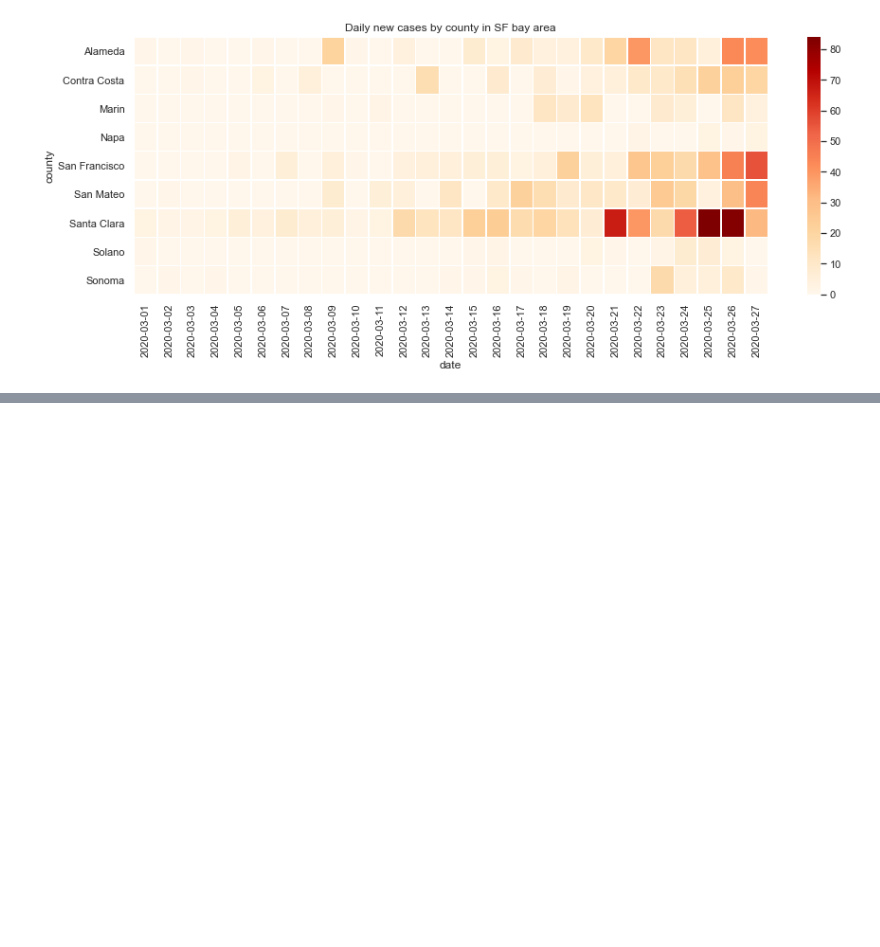
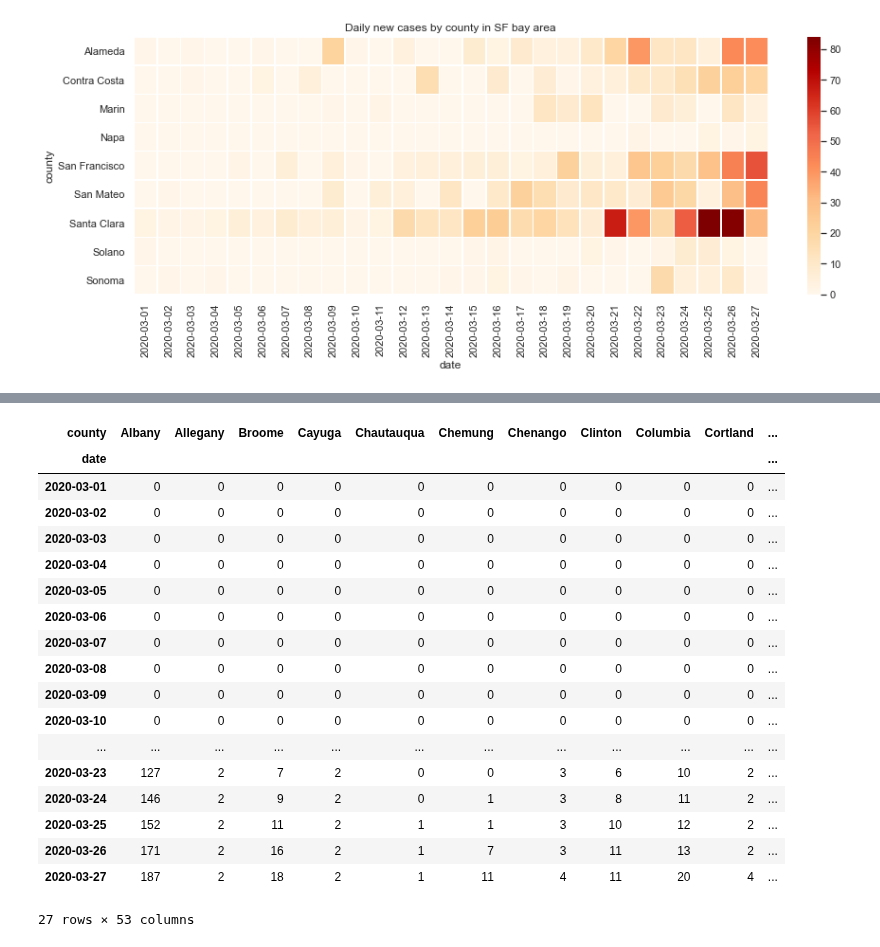
Before and after one commit to yosukesuzuki/covid19-sf-bayarea, a Jupyter notebook: SF-bay-area-COVID19-new-cases-by-county-by-date.ipynb, the cells around one changed output, grey strips where cells are left out. Saved outputs shown, nothing was run; the diff lists cells and outputs as text; code cells hidden in the pictures; blank space fills up the shorter version.

```diff
--- a/SF-bay-area-COVID19-new-cases-by-county-by-date.ipynb
+++ b/SF-bay-area-COVID19-new-cases-by-county-by-date.ipynb
@@ -86,0 +104,23 @@ sns.heatmap(by_county_by_date_diff.T, cmap="OrRd",linewidths=.5, ax=ax)
+# %%
+ny_by_county_by_date = ny_df_mar.pivot_table(index='date', columns='county',values='cases', fill_value=0)
+ny_by_county_by_date
+# %% [output]
+| county | Albany | Allegany | Broome | Cayuga | Chautauqua | Chemung | Chenango | Clinton | Columbia | Cortland | ... |
+| date |  |  |  |  |  |  |  |  |  |  | ... |
+| 2020-03-01 | 0 | 0 | 0 | 0 | 0 | 0 | 0 | 0 | 0 | 0 | ... |
+| 2020-03-02 | 0 | 0 | 0 | 0 | 0 | 0 | 0 | 0 | 0 | 0 | ... |
+| 2020-03-03 | 0 | 0 | 0 | 0 | 0 | 0 | 0 | 0 | 0 | 0 | ... |
+| 2020-03-04 | 0 | 0 | 0 | 0 | 0 | 0 | 0 | 0 | 0 | 0 | ... |
+| 2020-03-05 | 0 | 0 | 0 | 0 | 0 | 0 | 0 | 0 | 0 | 0 | ... |
+| 2020-03-06 | 0 | 0 | 0 | 0 | 0 | 0 | 0 | 0 | 0 | 0 | ... |
+| 2020-03-07 | 0 | 0 | 0 | 0 | 0 | 0 | 0 | 0 | 0 | 0 | ... |
+| 2020-03-08 | 0 | 0 | 0 | 0 | 0 | 0 | 0 | 0 | 0 | 0 | ... |
+| 2020-03-09 | 0 | 0 | 0 | 0 | 0 | 0 | 0 | 0 | 0 | 0 | ... |
+| 2020-03-10 | 0 | 0 | 0 | 0 | 0 | 0 | 0 | 0 | 0 | 0 | ... |
+| ... | ... | ... | ... | ... | ... | ... | ... | ... | ... | ... | ... |
+| 2020-03-23 | 127 | 2 | 7 | 2 | 0 | 0 | 3 | 6 | 10 | 2 | ... |
+| 2020-03-24 | 146 | 2 | 9 | 2 | 0 | 1 | 3 | 8 | 11 | 2 | ... |
+| 2020-03-25 | 152 | 2 | 11 | 2 | 1 | 1 | 3 | 10 | 12 | 2 | ... |
+| 2020-03-26 | 171 | 2 | 16 | 2 | 1 | 7 | 3 | 11 | 13 | 2 | ... |
+| 2020-03-27 | 187 | 2 | 18 | 2 | 1 | 11 | 4 | 11 | 20 | 4 | ... |
+27 rows × 53 columns
```
Also changed, not shown: parts of 9 cells of this notebook.
